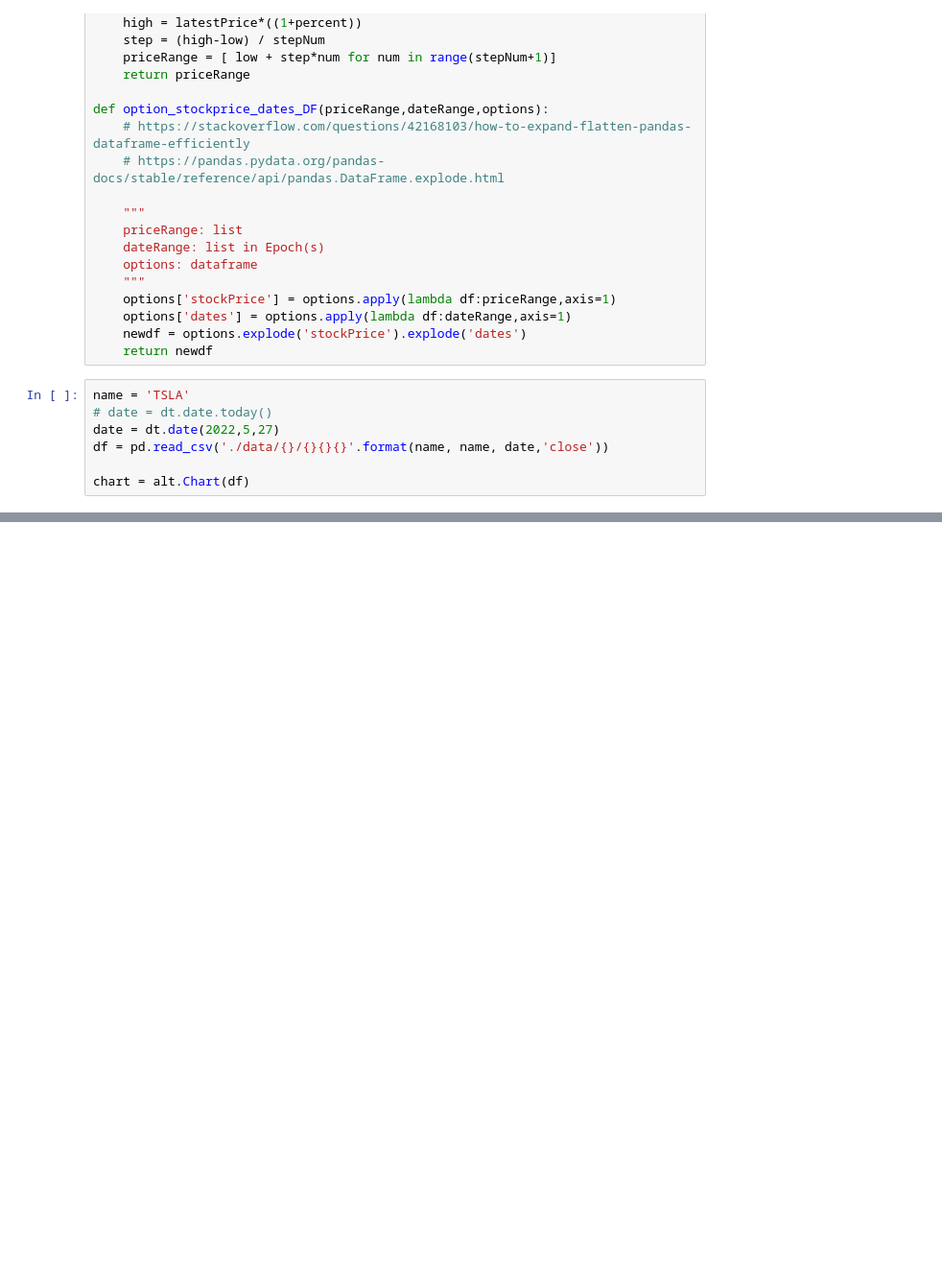
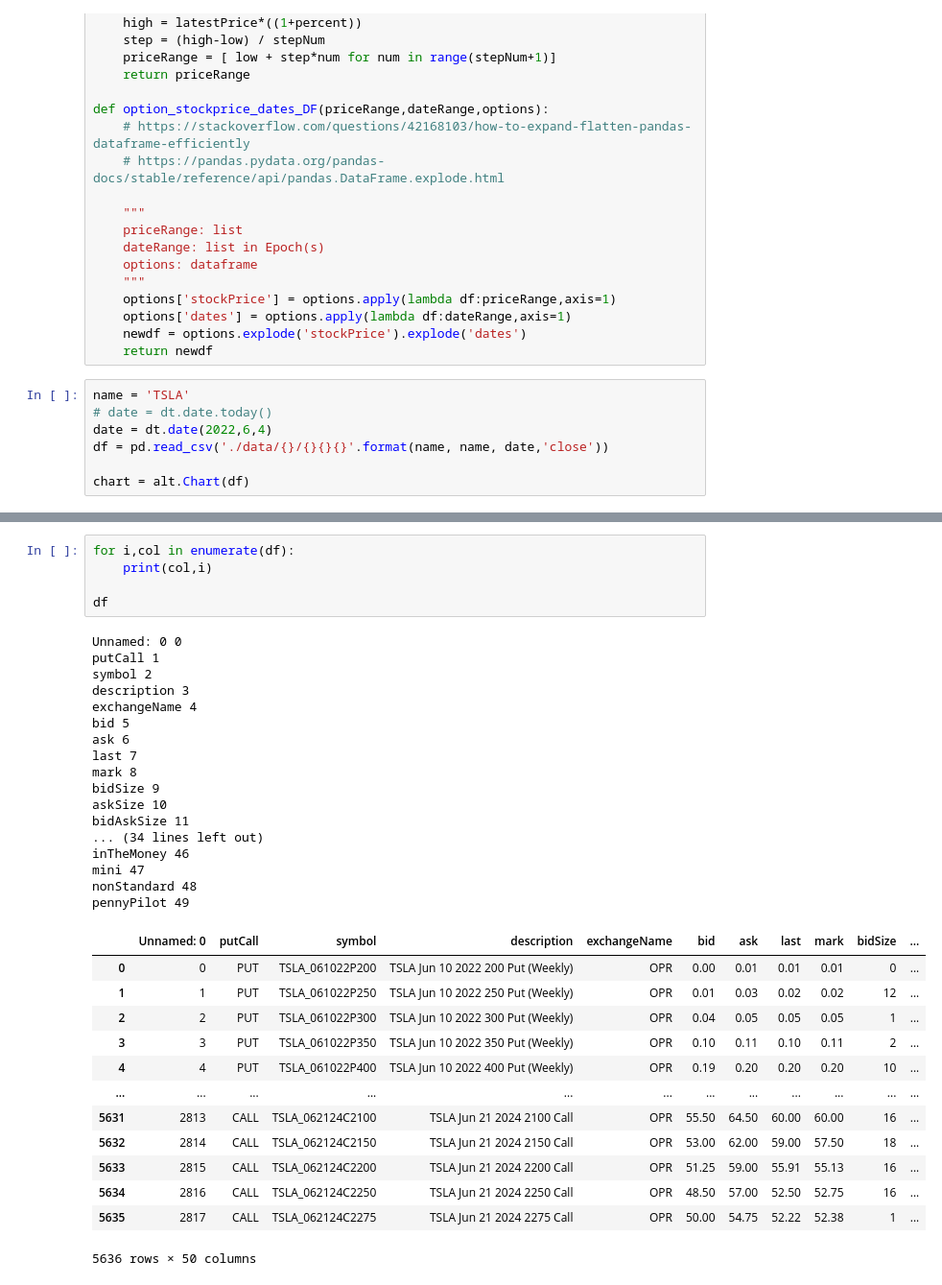
Before and after one commit to KennyZhang-17/option-vis-app, a Jupyter notebook: Charts_with_Num_input.ipynb, the cells around one changed output, grey strips where cells are left out. Shown at 96% size. Saved outputs shown, nothing was run; the diff lists cells and outputs as text; blank space fills up the shorter version.

```diff
--- a/Charts_with_Num_input.ipynb
+++ b/Charts_with_Num_input.ipynb
@@ -110,7 +110,7 @@ def option_stockprice_dates_DF(priceRange,dateRange,options):
 # %%
 name = 'TSLA'
 # date = dt.date.today()
-date = dt.date(2022,5,27)
+date = dt.date(2022,6,4)
 df = pd.read_csv('./data/{}/{}{}{}'.format(name, name, date,'close'))
 
 chart = alt.Chart(df)
@@ -567,3 +567,39 @@ PnL_Table_Vis(options,lastprice,days=30)
 
 [2 rows x 51 columns]
 [interactive output not drawn]
+# %%
+for i,col in enumerate(df):
+    print(col,i)
+
+df
+# %% [output]
+Unnamed: 0 0
+putCall 1
+symbol 2
+description 3
+exchangeName 4
+bid 5
+ask 6
+last 7
+mark 8
+bidSize 9
+askSize 10
+bidAskSize 11
+... (34 lines left out)
+inTheMoney 46
+mini 47
+nonStandard 48
+pennyPilot 49
+|  | Unnamed: 0 | putCall | symbol | description | exchangeName | bid | ask | last | mark | bidSize | ... |
+| 0 | 0 | PUT | TSLA_061022P200 | TSLA Jun 10 2022 200 Put (Weekly) | OPR | 0.00 | 0.01 | 0.01 | 0.01 | 0 | ... |
+| 1 | 1 | PUT | TSLA_061022P250 | TSLA Jun 10 2022 250 Put (Weekly) | OPR | 0.01 | 0.03 | 0.02 | 0.02 | 12 | ... |
+| 2 | 2 | PUT | TSLA_061022P300 | TSLA Jun 10 2022 300 Put (Weekly) | OPR | 0.04 | 0.05 | 0.05 | 0.05 | 1 | ... |
+| 3 | 3 | PUT | TSLA_061022P350 | TSLA Jun 10 2022 350 Put (Weekly) | OPR | 0.10 | 0.11 | 0.10 | 0.11 | 2 | ... |
+| 4 | 4 | PUT | TSLA_061022P400 | TSLA Jun 10 2022 400 Put (Weekly) | OPR | 0.19 | 0.20 | 0.20 | 0.20 | 10 | ... |
+| ... | ... | ... | ... | ... | ... | ... | ... | ... | ... | ... | ... |
+| 5631 | 2813 | CALL | TSLA_062124C2100 | TSLA Jun 21 2024 2100 Call | OPR | 55.50 | 64.50 | 60.00 | 60.00 | 16 | ... |
+| 5632 | 2814 | CALL | TSLA_062124C2150 | TSLA Jun 21 2024 2150 Call | OPR | 53.00 | 62.00 | 59.00 | 57.50 | 18 | ... |
+| 5633 | 2815 | CALL | TSLA_062124C2200 | TSLA Jun 21 2024 2200 Call | OPR | 51.25 | 59.00 | 55.91 | 55.13 | 16 | ... |
+| 5634 | 2816 | CALL | TSLA_062124C2250 | TSLA Jun 21 2024 2250 Call | OPR | 48.50 | 57.00 | 52.50 | 52.75 | 16 | ... |
+| 5635 | 2817 | CALL | TSLA_062124C2275 | TSLA Jun 21 2024 2275 Call | OPR | 50.00 | 54.75 | 52.22 | 52.38 | 1 | ... |
+5636 rows × 50 columns
```
Also changed, not shown: parts of 2 cells of this notebook, 2 other files.
